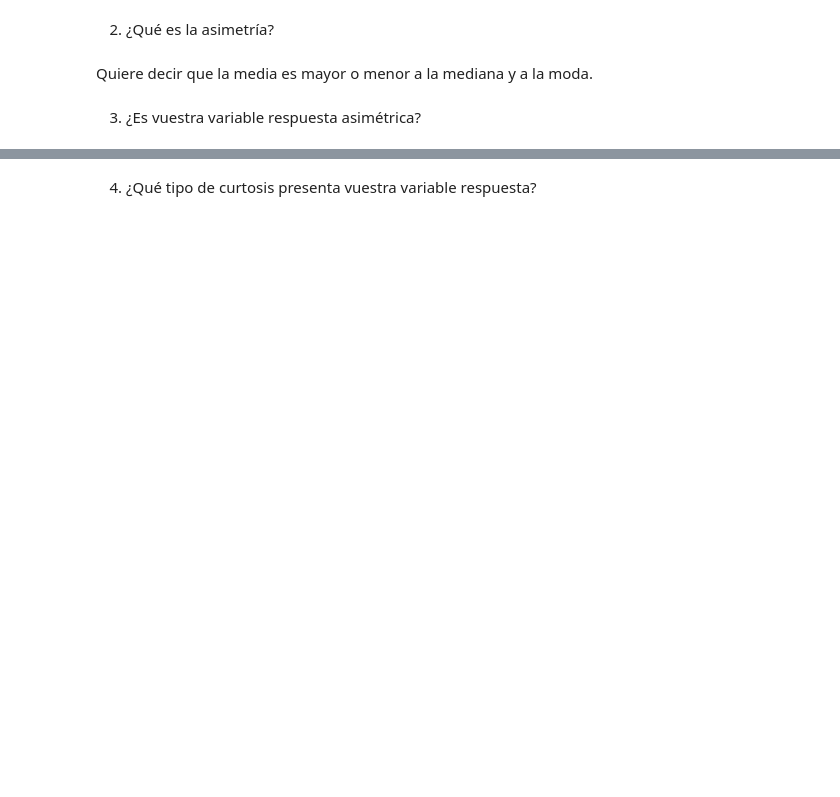
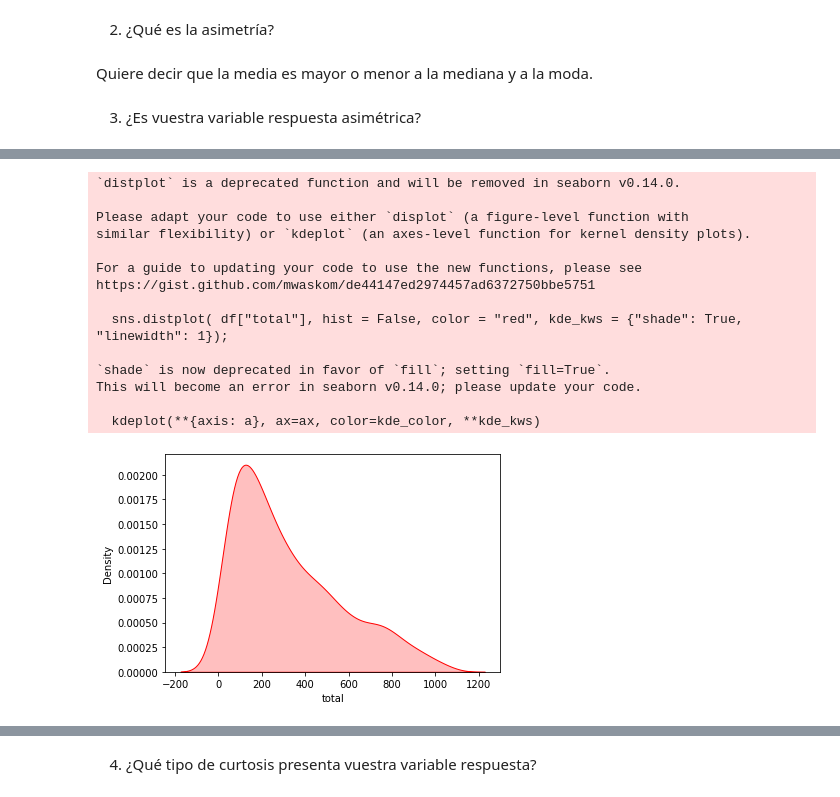
Before and after one commit to NataliaBarquin/Adalab_Pair_programming_5_machine_learning, a Jupyter notebook: Pair_ML2_Test_Estadisticos.ipynb, the cells around one changed output, grey strips where cells are left out. Cells and saved outputs as stored; diff of their text form; code cells hidden in the pictures; blank space fills up the shorter version.

```diff
--- a/Pair_ML2_Test_Estadisticos.ipynb
+++ b/Pair_ML2_Test_Estadisticos.ipynb
@@ -73 +59,19 @@ Name: count, dtype: int64
+# %%
+sns.distplot( df["total"], hist = False, color = "red", kde_kws = {"shade": True, "linewidth": 1});
+# %% [output]
+`distplot` is a deprecated function and will be removed in seaborn v0.14.0.
+
+Please adapt your code to use either `displot` (a figure-level function with
+similar flexibility) or `kdeplot` (an axes-level function for kernel density plots).
+
+For a guide to updating your code to use the new functions, please see
+https://gist.github.com/mwaskom/de44147ed2974457ad6372750bbe5751
+
+  sns.distplot( df["total"], hist = False, color = "red", kde_kws = {"shade": True, "linewidth": 1});
+
+`shade` is now deprecated in favor of `fill`; setting `fill=True`.
+This will become an error in seaborn v0.14.0; please update your code.
+
+  kdeplot(**{axis: a}, ax=ax, color=kde_color, **kde_kws)
+[figure, added]
 # %%
```
Also changed, not shown: parts of 13 cells of this notebook, 4 other files.
